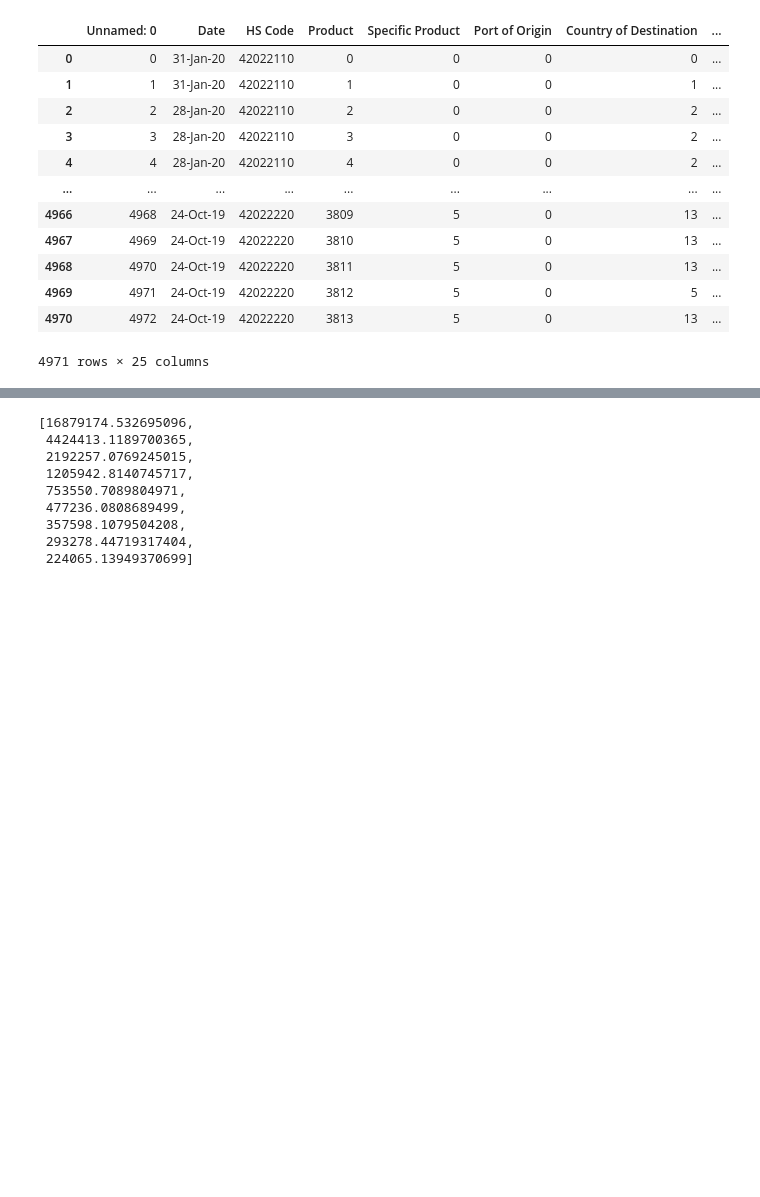
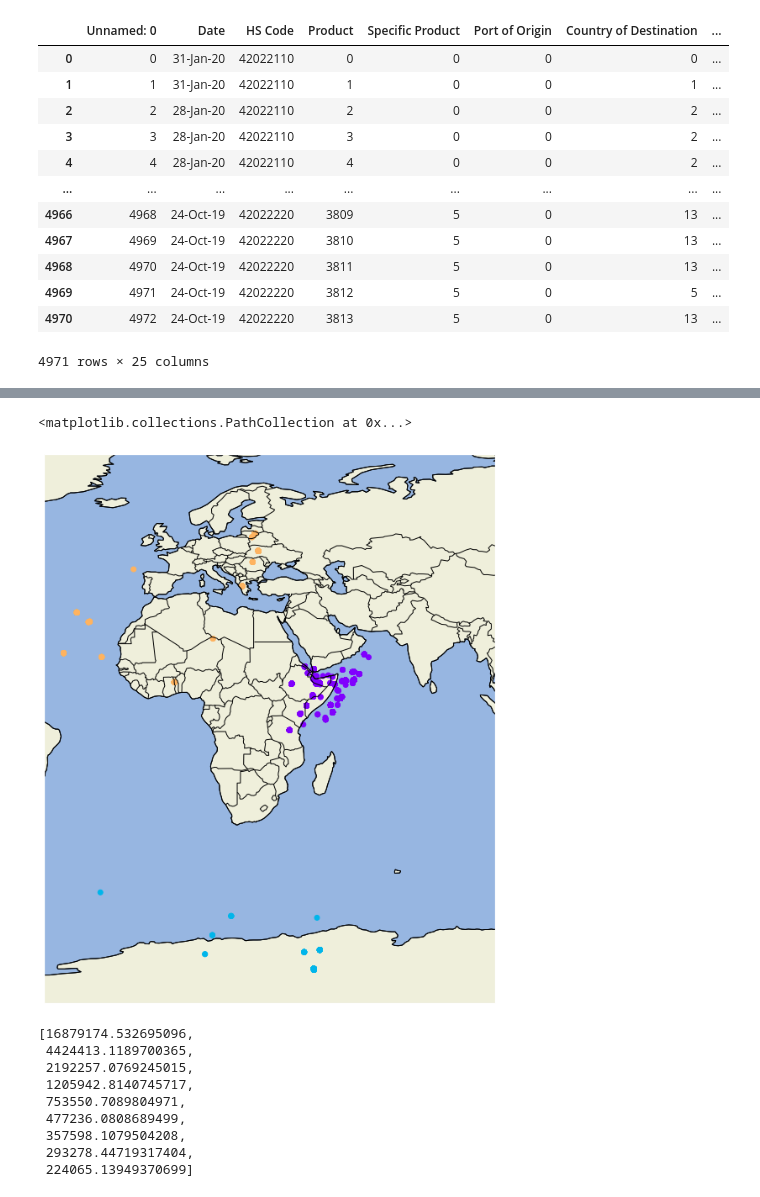
Before and after one commit to reuben21/A-Study-On-The-Insights-Data-Set, a Jupyter notebook: Machine Learning Code Solved/section1_4.ipynb, the cells around one changed output, grey strips where cells are left out. Cells and saved outputs as stored; diff of their text form; code cells hidden in the pictures; blank space fills up the shorter version.

```diff
--- a/Machine Learning Code Solved/section1_4.ipynb
+++ b/Machine Learning Code Solved/section1_4.ipynb
@@ -175,3 +170,29 @@ plt.show()
+# %%
+data_crs = ccrs.PlateCarree()
+roads = cfeature.NaturalEarthFeature(category='cultural',
+                                         name='roads',
+                                        scale='10m',
+                                         facecolor='none'),
+# The projection keyword determines how the plot will look
+plt.figure(figsize=(12, 12))
+ax = plt.axes(projection=ccrs.PlateCarree())
+ax.set_global()
+ax.coastlines()
+ax.add_feature(cfeature.LAND)
+ax.add_feature(cfeature.OCEAN)
+ax.add_feature(cfeature.BORDERS)
+ax.add_feature(cfeature.COASTLINE)
+ax.set_extent([100,-40,-100,80],ccrs.PlateCarree())
+ax.scatter(data_with_clusters['Latitude'],data_with_clusters['Longitude'],c=data_with_clusters['Cluster'],cmap='rainbow')
+# for i in X
+# Save the plot by calling plt.savefig() BEFORE plt.show()
+# plt.savefig('coastlines.pdf')
+# plt.savefig('coastlines.png')
+
+# plt.show()
+# %% [output]
+<matplotlib.collections.PathCollection at 0x...>
+[figure, added]
 # %%
 wcss=[]
 for i in range(1,10):
```
Also changed, not shown: parts of 4 cells of this notebook, 5 other files.
